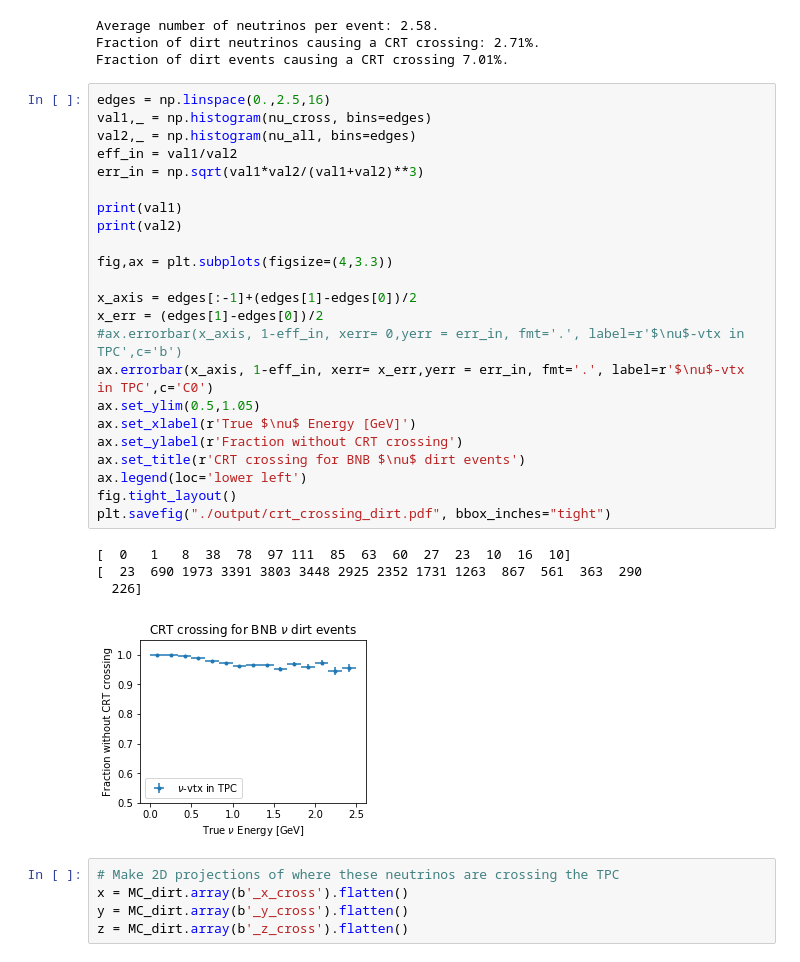
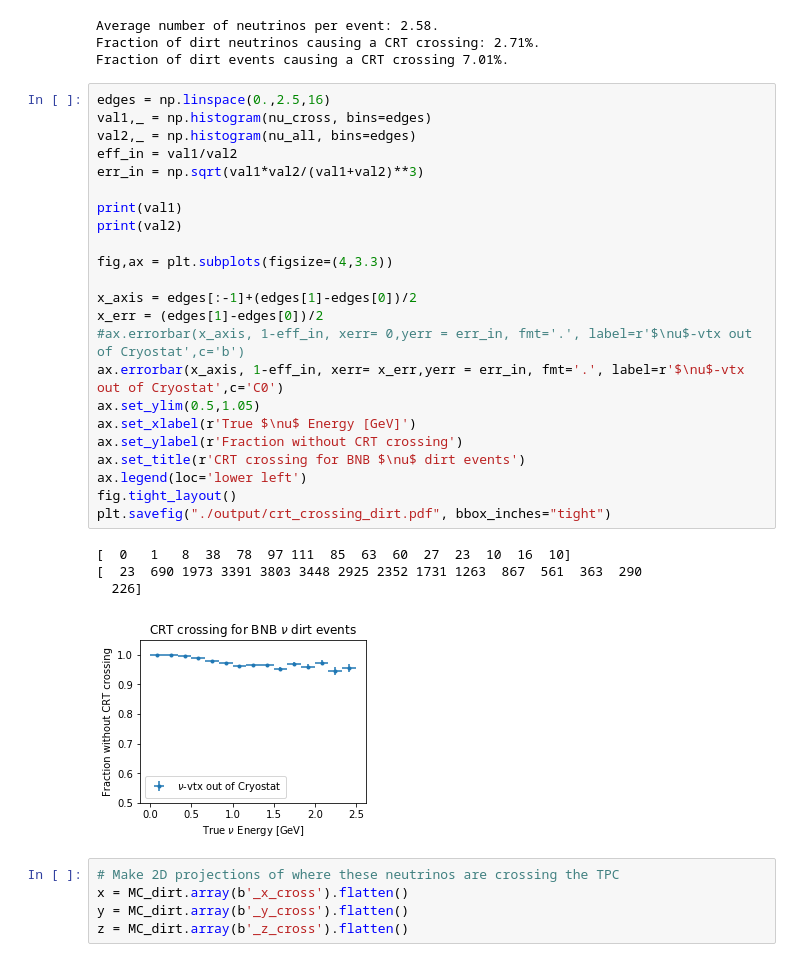
Before and after one commit to Wouter-VDP/CRTVeto, a Jupyter notebook: CRT MC studies.ipynb, the cells around one changed output. Saved outputs shown, nothing was run; the diff lists cells and outputs as text.

```diff
--- a/CRT MC studies.ipynb
+++ b/CRT MC studies.ipynb
@@ -99,31 +99,31 @@ Fraction of dirt events causing a CRT crossing 7.01%.
 # %%
 edges = np.linspace(0.,2.5,16)
 val1,_ = np.histogram(nu_cross, bins=edges)
 val2,_ = np.histogram(nu_all, bins=edges)
 eff_in = val1/val2
 err_in = np.sqrt(val1*val2/(val1+val2)**3)
 
 print(val1)
 print(val2)
 
 fig,ax = plt.subplots(figsize=(4,3.3))
 
 x_axis = edges[:-1]+(edges[1]-edges[0])/2
 x_err = (edges[1]-edges[0])/2
-#ax.errorbar(x_axis, 1-eff_in, xerr= 0,yerr = err_in, fmt='.', label=r'$\nu$-vtx in TPC',c='b')
-ax.errorbar(x_axis, 1-eff_in, xerr= x_err,yerr = err_in, fmt='.', label=r'$\nu$-vtx in TPC',c='C0')
+#ax.errorbar(x_axis, 1-eff_in, xerr= 0,yerr = err_in, fmt='.', label=r'$\nu$-vtx out of Cryostat',c='b')
+ax.errorbar(x_axis, 1-eff_in, xerr= x_err,yerr = err_in, fmt='.', label=r'$\nu$-vtx out of Cryostat',c='C0')
 ax.set_ylim(0.5,1.05)
 ax.set_xlabel(r'True $\nu$ Energy [GeV]')
 ax.set_ylabel(r'Fraction without CRT crossing')
 ax.set_title(r'CRT crossing for BNB $\nu$ dirt events')
 ax.legend(loc='lower left')
 fig.tight_layout()
 plt.savefig("./output/crt_crossing_dirt.pdf", bbox_inches="tight")
 # %% [output]
 [  0   1   8  38  78  97 111  85  63  60  27  23  10  16  10]
 [  23  690 1973 3391 3803 3448 2925 2352 1731 1263  867  561  363  290
   226]
-[figure, old version]
+[figure, new version]
 # %%
 # Make 2D projections of where these neutrinos are crossing the TPC
 x = MC_dirt.array(b'_x_cross').flatten()
```
Also changed, not shown: parts of 2 cells of this notebook, 3 other files.
